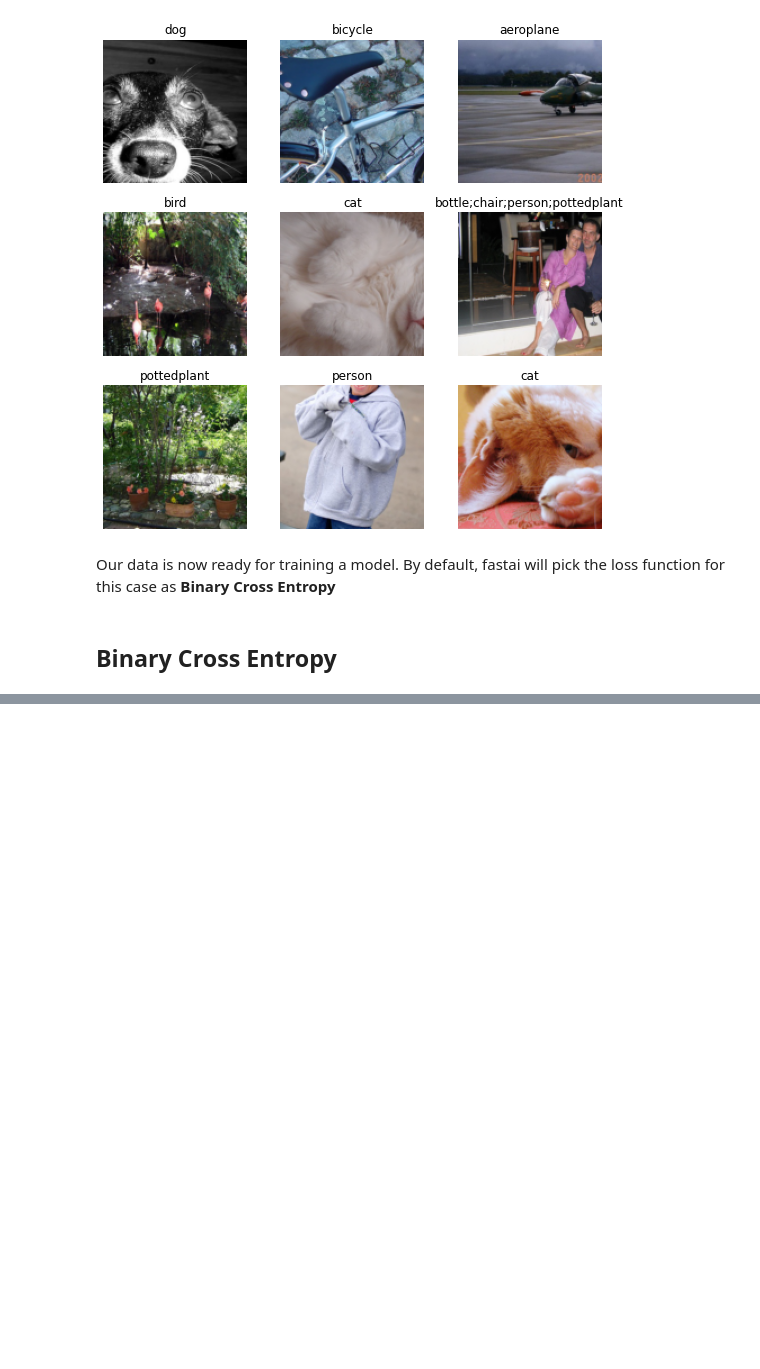
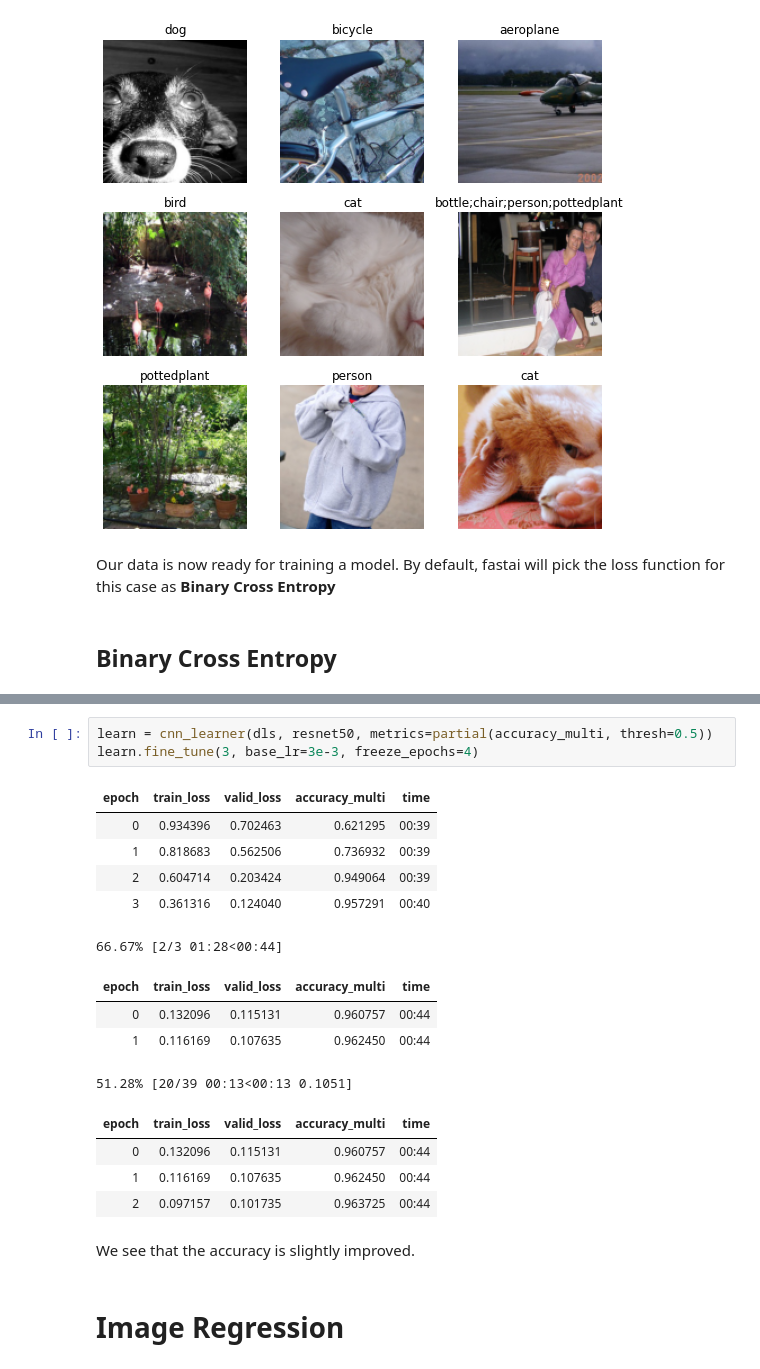
Before and after one commit to rohitnikam1/Fastai-projects, a Jupyter notebook: multi_label_classification_and_image_regression.ipynb, the cells around one changed output, grey strips where cells are left out. Cells and saved outputs as stored; diff of their text form; blank space fills up the shorter version.

```diff
--- a/multi_label_classification_and_image_regression.ipynb
+++ b/multi_label_classification_and_image_regression.ipynb
@@ -165,0 +302,22 @@ Our data is now ready for training a model. By default, fastai will pick the los
+# %%
+learn = cnn_learner(dls, resnet50, metrics=partial(accuracy_multi, thresh=0.5))
+learn.fine_tune(3, base_lr=3e-3, freeze_epochs=4)
+# %% [output]
+| epoch | train_loss | valid_loss | accuracy_multi | time |
+| 0 | 0.934396 | 0.702463 | 0.621295 | 00:39 |
+| 1 | 0.818683 | 0.562506 | 0.736932 | 00:39 |
+| 2 | 0.604714 | 0.203424 | 0.949064 | 00:39 |
+| 3 | 0.361316 | 0.124040 | 0.957291 | 00:40 |
+66.67% [2/3 01:28<00:44]
+| epoch | train_loss | valid_loss | accuracy_multi | time |
+| 0 | 0.132096 | 0.115131 | 0.960757 | 00:44 |
+| 1 | 0.116169 | 0.107635 | 0.962450 | 00:44 |
+51.28% [20/39 00:13<00:13 0.1051]
+| epoch | train_loss | valid_loss | accuracy_multi | time |
+| 0 | 0.132096 | 0.115131 | 0.960757 | 00:44 |
+| 1 | 0.116169 | 0.107635 | 0.962450 | 00:44 |
+| 2 | 0.097157 | 0.101735 | 0.963725 | 00:44 |
+# %% [markdown]
+We see that the accuracy is slightly improved.
+# %% [markdown]
+# Image Regression
```
Also changed, not shown: parts of 33 cells of this notebook.
